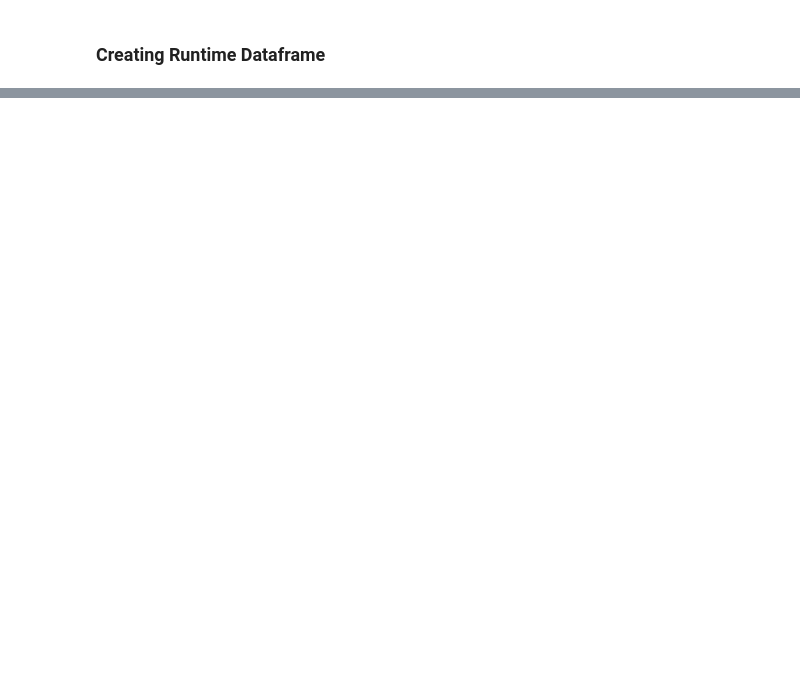
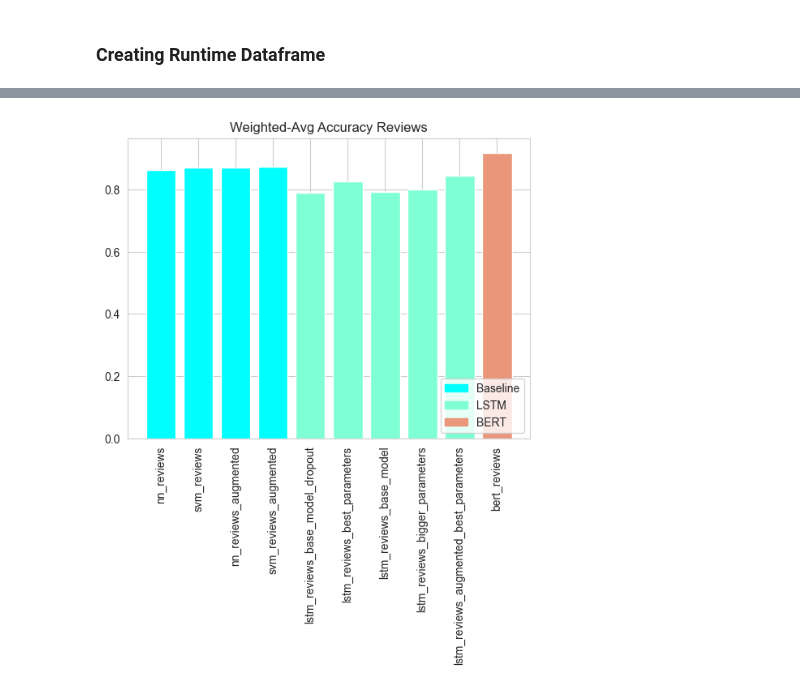
Before and after one commit to r-gg/ml-37, a Jupyter notebook: Exercise 3/results_comparison.ipynb, the cells around one changed output, grey strips where cells are left out. Saved outputs shown, nothing was run; the diff lists cells and outputs as text; code cells hidden in the pictures; blank space fills up the shorter version.

```diff
--- a/Exercise 3/results_comparison.ipynb
+++ b/Exercise 3/results_comparison.ipynb
@@ -158,0 +261,10 @@ plt.show()
+# %%
+plt.bar(overall_metrics_reviews.index, overall_metrics_reviews['weighted avg'],
+        color=[fst for x in range(4)]+ [snd for x in range(5)] + [trd])
+plt.xticks(rotation=90)
+
+plt.title('Weighted-Avg Accuracy Reviews')
+plt.legend(handles=[fst_patch,snd_patch,trd_patch], loc='lower right')
+plt.show()
+# %% [output]
+[figure, added]
```
Also changed, not shown: parts of 47 cells of this notebook.
